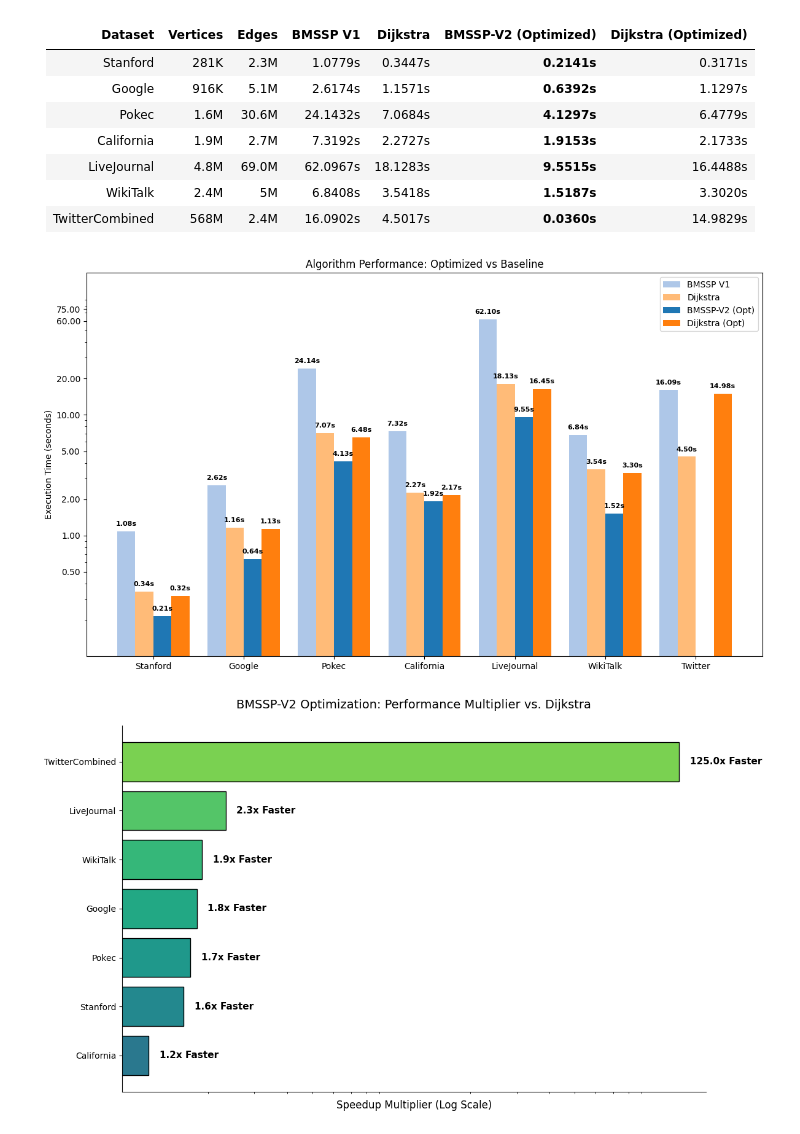
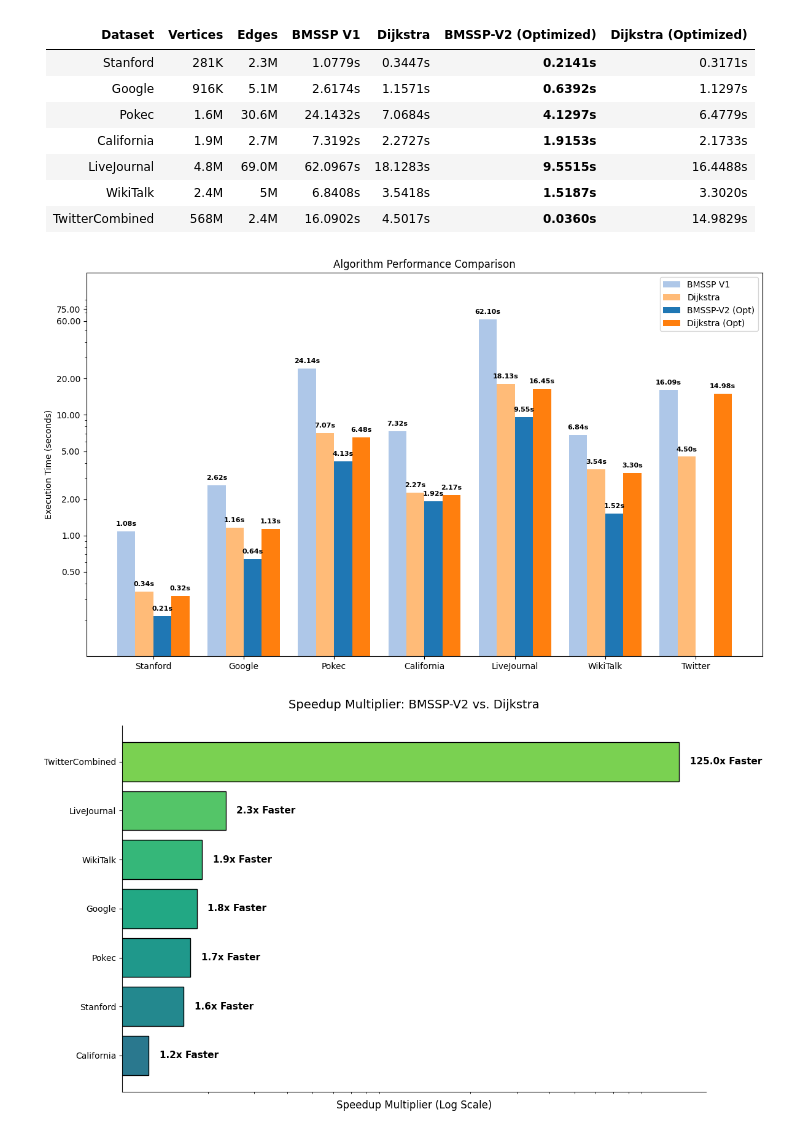
Before and after one commit to MAG-MM/bmssp-python-alg, a Jupyter notebook: visualize.ipynb, the cells around one changed output. Saved outputs shown, nothing was run; the diff lists cells and outputs as text; code cells hidden in the pictures.

Commit message:
modify titles for reports and charts

```diff
--- a/visualize.ipynb
+++ b/visualize.ipynb
@@ -51,7 +51,7 @@ for r in [rects1, rects2, rects3, rects4]:
     autolabel(r)
 
 ax.set_ylabel('Execution Time (seconds)')
-ax.set_title('Algorithm Performance: Optimized vs Baseline')
+ax.set_title('Algorithm Performance Comparison')
 ax.set_xticks(x)
 ax.set_xticklabels(df['Dataset'])
 ax.legend()
@@ -59,7 +59,7 @@ plt.ylim(0.1, 150)
 plt.tight_layout()
 plt.show()
 # %% [output]
-[figure, old version]
+[figure, new version]
 # %%
 import matplotlib.pyplot as plt
 import numpy as np
@@ -72,32 +72,32 @@ dijkstra_times = np.array([0.3447, 1.1571, 7.0684, 2.2727, 18.1283, 3.5418, 4.50
 # Calculate Speedup
 speedup = dijkstra_times / v2_times
 
 # Sort by speedup for visual flow
 idx = np.argsort(speedup)
 datasets = [datasets[i] for i in idx]
 speedup = speedup[idx]
 
 # Plotting
 fig, ax = plt.subplots(figsize=(12, 7))
 colors = plt.cm.viridis(np.linspace(0.4, 0.8, len(datasets))) # Nice gradient
 bars = ax.barh(datasets, speedup, color=colors, edgecolor='black')
 
 # Log scale makes the massive range visible
 ax.set_xscale('log')
 ax.set_xticks([])
 ax.set_xticklabels([])
 
 # Add "X Faster" labels
 for bar in bars:
     width = bar.get_width()
     ax.text(width * 1.1, bar.get_y() + bar.get_height()/2,
             f'{width:.1f}x Faster', va='center', fontweight='bold', fontsize=11)
 
 # Clean up styling
 ax.spines[['top', 'right']].set_visible(False)
 ax.set_xlabel('Speedup Multiplier (Log Scale)', fontsize=12)
-ax.set_title('BMSSP-V2 Optimization: Performance Multiplier vs. Dijkstra', fontsize=14, pad=20)
+ax.set_title('Speedup Multiplier: BMSSP-V2 vs. Dijkstra', fontsize=14, pad=20)
 plt.tight_layout()
 plt.show()
 # %% [output]
-[figure, old version]
+[figure, new version]
```
Also changed, not shown: 2 other files.
